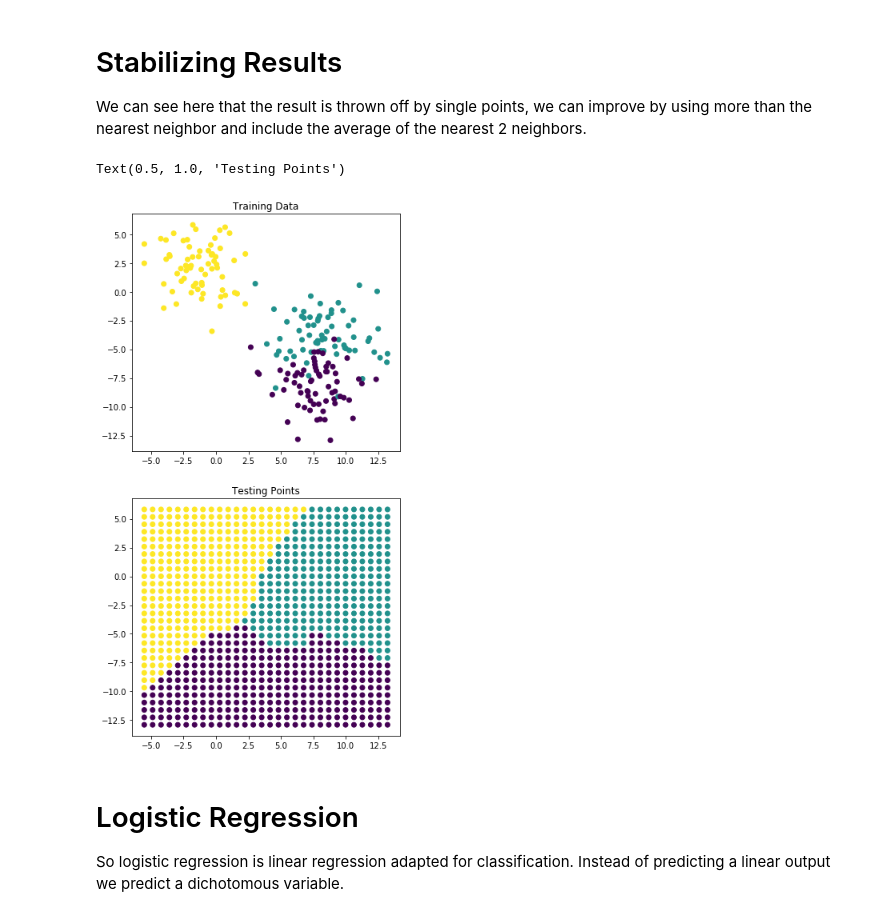
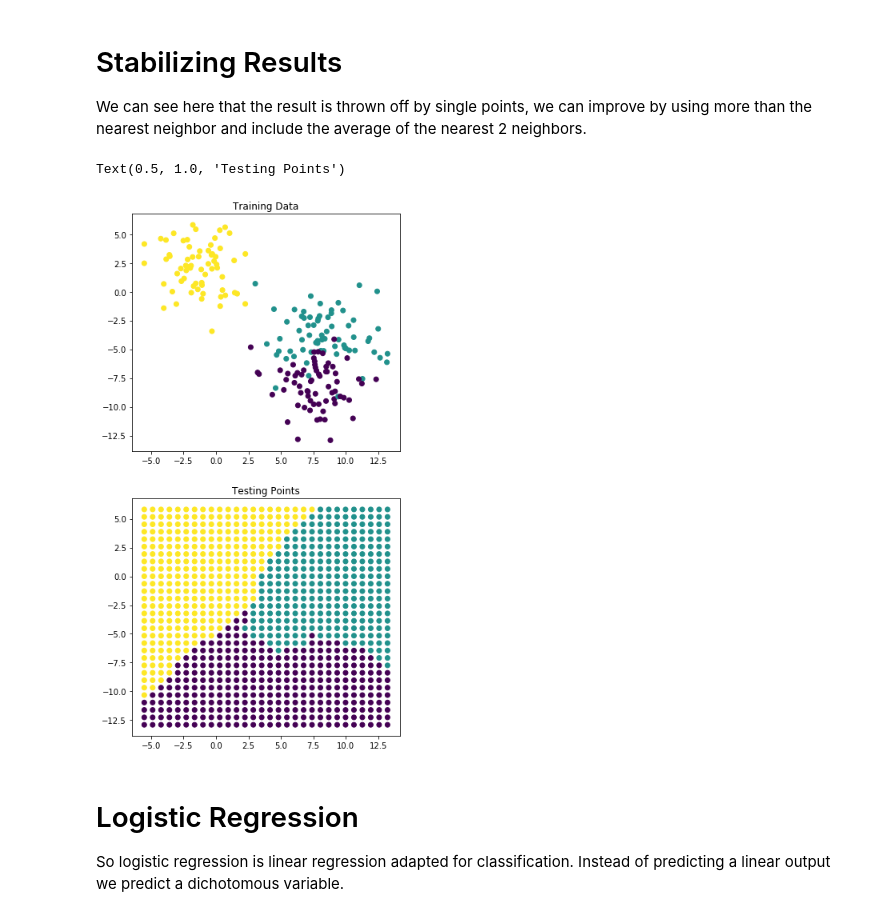
Before and after one commit to ImagingLectures/MNT_Lectures2019, a Jupyter notebook: Lecture1/Datasets.ipynb, the cells around one changed output. Cells and saved outputs as stored; diff of their text form; code cells hidden in the pictures.

```diff
--- a/Lecture1/Datasets.ipynb
+++ b/Lecture1/Datasets.ipynb
@@ -568,24 +569,24 @@ Text(0.5, 1.0, 'Testing Points')
 # Stabilizing Results
 We can see here that the result is thrown off by single points, we can improve by using more than the nearest neighbor and include the average of the nearest 2 neighbors.
 # %%
-k_class = KNeighborsClassifier(4)
+k_class = KNeighborsClassifier(3)
 k_class.fit(test_pts[['x', 'y']], test_pts['group_id'])
 xx, yy = np.meshgrid(np.linspace(test_pts.x.min(), test_pts.x.max(), 30),
                      np.linspace(test_pts.y.min(), test_pts.y.max(), 30),
                      indexing='ij'
                      )
 grid_pts = pd.DataFrame(dict(x=xx.ravel(),
                              y=yy.ravel()))
 grid_pts['predicted_id'] = k_class.predict(grid_pts[['x', 'y']])
 
 fig, (ax1, ax2) = plt.subplots(2, 1, figsize=(6, 12))
 ax1.scatter(test_pts.x, test_pts.y, c=test_pts.group_id, cmap='viridis')
 ax1.set_title('Training Data')
 ax2.scatter(grid_pts.x, grid_pts.y, c=grid_pts.predicted_id, cmap='viridis')
 ax2.set_title('Testing Points')
 # %% [output]
 Text(0.5, 1.0, 'Testing Points')
-[figure, old version]
+[figure, new version]
 # %% [markdown]
 # Logistic Regression
 So logistic regression is linear regression adapted for classification. Instead of predicting a linear output we predict a dichotomous variable.
```
Also changed, not shown: parts of 7 cells of this notebook.
